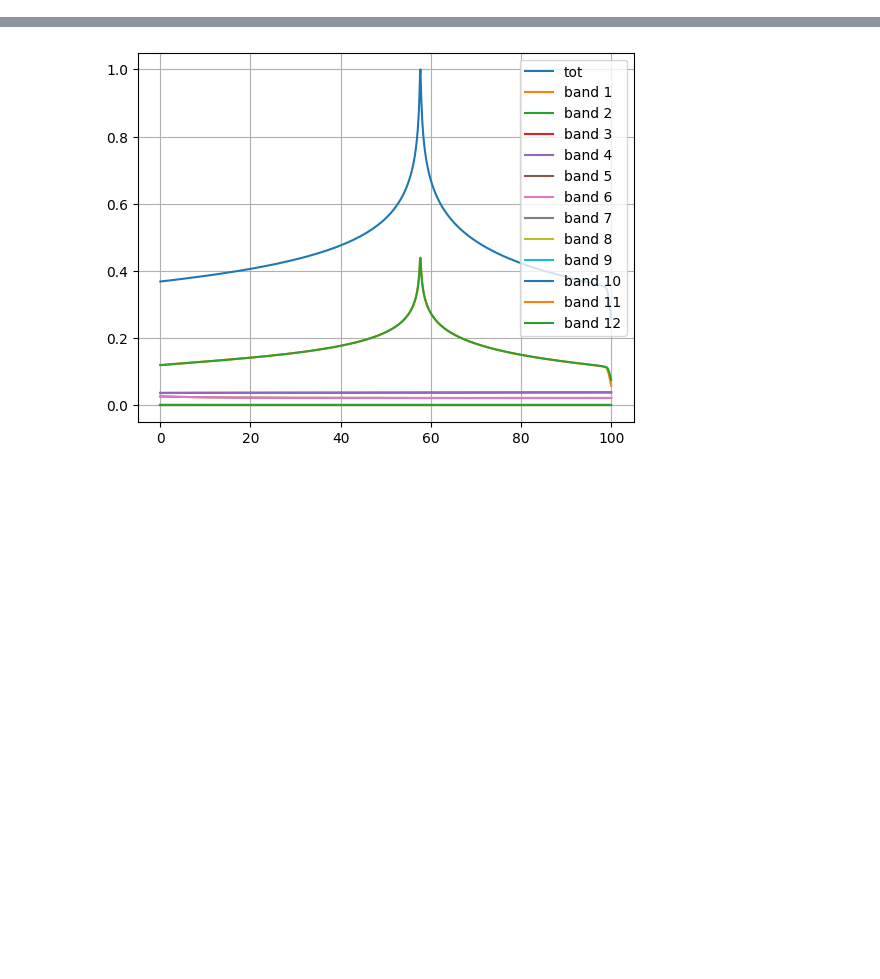
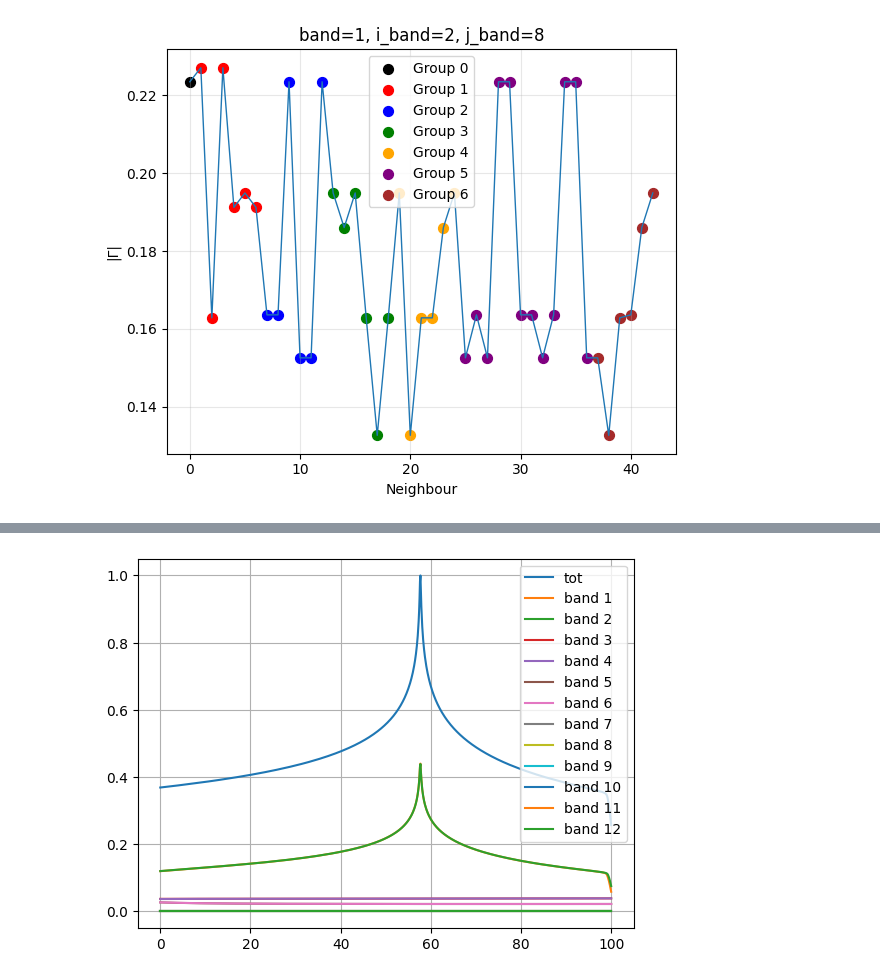
Before and after one commit to j-czarnecki/LAO-STO, a Jupyter notebook: OutputData/quickPlot.ipynb, the cells around one changed output, grey strips where cells are left out. Cells and saved outputs as stored; diff of their text form; code cells hidden in the pictures; blank space fills up the shorter version.

```diff
--- a/OutputData/quickPlot.ipynb
+++ b/OutputData/quickPlot.ipynb
@@ -4,0 +5,52 @@ import numpy as np
+# %%
+# Load data
+data = np.loadtxt("Delta_real_space_transformed.dat")
+band, i_band, j_band, neighbour, re_gamma, im_gamma = data.T
+
+# Calculate magnitude
+magnitude = np.sqrt(re_gamma**2 + im_gamma**2)
+
+# Define neighbor groups
+groups = {
+  0: [0],
+  1: list(range(1, 7)),
+  2: list(range(7, 13)),
+  3: list(range(13, 19)),
+  4: list(range(19, 25)),
+  5: list(range(25, 37)),
+  6: list(range(37, 43)),
+}
+
+# Colors for each group
+colors = ["black", "red", "blue", "green", "orange", "purple", "brown"]
+
+# List of (band, i_band, j_band) tuples to plot
+triplets_to_plot = [(1, 2, 8)]  # Modify as needed
+
+# Create plots
+fig, axes = plt.subplots(1, len(triplets_to_plot), figsize=(6 * len(triplets_to_plot), 5))
+if len(triplets_to_plot) == 1:
+  axes = [axes]
+
+for ax, (b, i, j) in zip(axes, triplets_to_plot):
+  # Filter data for current (band, i_band, j_band)
+  mask = (band == b) & (i_band == i) & (j_band == j)
+  neigh = neighbour[mask].astype(int)
+  mag = magnitude[mask]
+
+  plt.plot(neigh, mag, lw=1)  # Plot by groups
+  for g, indices in groups.items():
+    indices = np.array(indices)
+    mask_group = np.isin(neigh, indices)
+    ax.scatter(neigh[mask_group], mag[mask_group], color=colors[g], label=f"Group {g}", s=50)
+
+  ax.set_xlabel("Neighbour")
+  ax.set_ylabel("|Γ|")
+  ax.set_title(f"band={b}, i_band={i}, j_band={j}")
+  ax.legend()
+  ax.grid(True, alpha=0.3)
+
+plt.tight_layout()
+plt.show()
+# %% [output]
+[figure, added]
```
Also changed, not shown: parts of 6 cells of this notebook, 3 other files.
